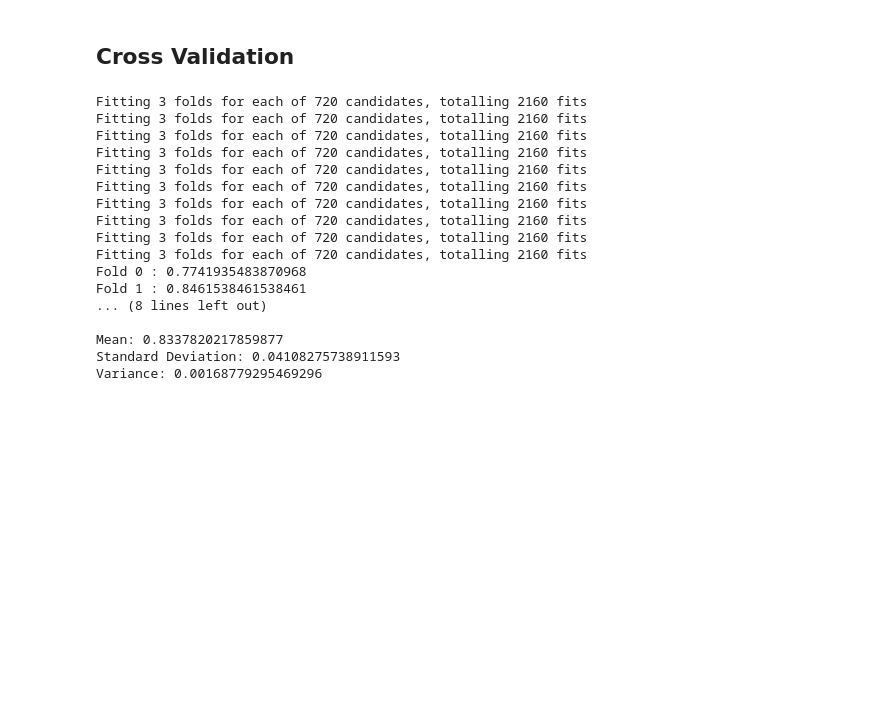
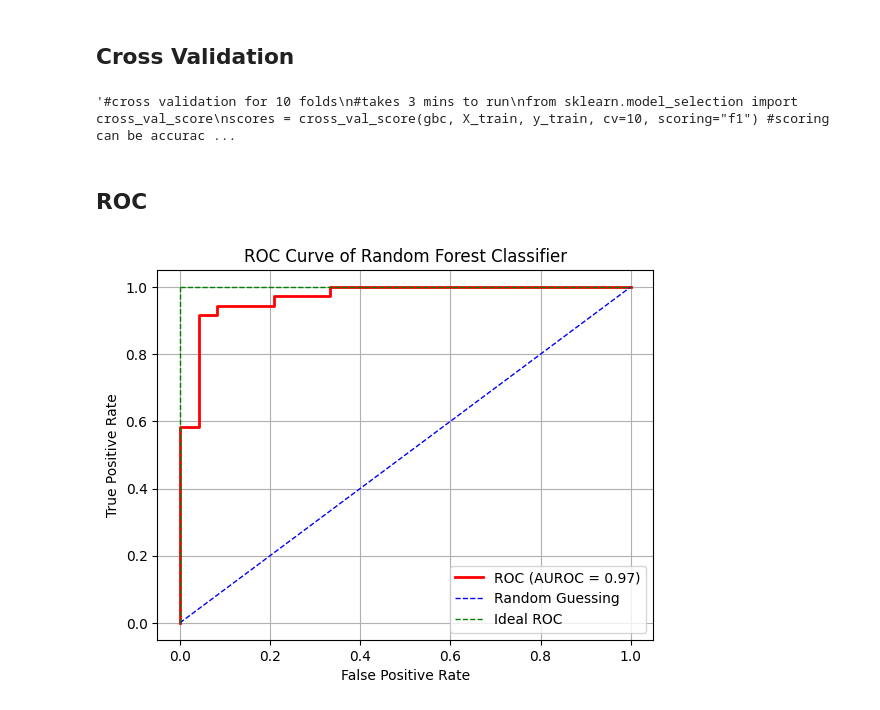
Before and after one commit to kruthi-sb/Cardiac_Events_ML, a Jupyter notebook: ML/GB.ipynb, the cells around one changed output. Drawn from its saved outputs; the diff is of its cells as text; code cells hidden in the pictures; blank space fills up the shorter version.

```diff
--- a/ML/GB.ipynb
+++ b/ML/GB.ipynb
@@ -195,7 +198,7 @@ plt.show()
 # %% [markdown]
 ## Cross Validation
 # %%
-#cross validation for 10 folds
+'''#cross validation for 10 folds
 #takes 3 mins to run
 from sklearn.model_selection import cross_val_score
 scores = cross_val_score(gbc, X_train, y_train, cv=10, scoring="f1") #scoring can be accuracy, precision, recall, f1, roc_auc, etc
@@ -210,22 +213,33 @@ print("Standard Deviation:", scores.std()) #standard deviation is calculated for
 #A low standard deviation indicates that the model is consistent in its performance across different subsets of the data, which is a good sign.
 #get the variance of the scores
 print("Variance:", scores.var()) #variance is calculated for the scores of each fold
-#A low variance indicates that the model is consistent in its performance across different subsets of the data, which is a good sign.
+#A low variance indicates that the model is consistent in its performance across different subsets of the data, which is a good sign.'''
 # %% [output]
-Fitting 3 folds for each of 720 candidates, totalling 2160 fits
-Fitting 3 folds for each of 720 candidates, totalling 2160 fits
-Fitting 3 folds for each of 720 candidates, totalling 2160 fits
-Fitting 3 folds for each of 720 candidates, totalling 2160 fits
-Fitting 3 folds for each of 720 candidates, totalling 2160 fits
-Fitting 3 folds for each of 720 candidates, totalling 2160 fits
-Fitting 3 folds for each of 720 candidates, totalling 2160 fits
-Fitting 3 folds for each of 720 candidates, totalling 2160 fits
-Fitting 3 folds for each of 720 candidates, totalling 2160 fits
-Fitting 3 folds for each of 720 candidates, totalling 2160 fits
-Fold 0 : 0.7741935483870968
-Fold 1 : 0.8461538461538461
-... (8 lines left out)
-
-Mean: 0.8337820217859877
-Standard Deviation: 0.04108275738911593
-Variance: 0.00168779295469296
+'#cross validation for 10 folds\n#takes 3 mins to run\nfrom sklearn.model_selection import cross_val_score\nscores = cross_val_score(gbc, X_train, y_train, cv=10, scoring="f1") #scoring can be accurac ...
+# %% [markdown]
+## ROC
+# %%
+#plot roc curve for the model
+from sklearn.metrics import roc_curve
+from sklearn.metrics import roc_auc_score
+
+#plot the roc curve
+y_pred_proba = gbc.predict_proba(X_test)[::,1] #get the probability of the positive class. [::,1] means get the second column of the array
+fpr, tpr, _ = roc_curve(y_test,  y_pred_proba) # _ is a placeholder for the threshold values
+auc = roc_auc_score(y_test, y_pred_proba).round(2) #round the auc score to 2 decimal places
+plt.plot(fpr,tpr,'r', label="ROC (AUROC = %0.2f)" % auc, linewidth = 2)
+
+#plot the random guessing line and the ideal roc line
+plt.plot([0,1],[0,1],"b--", linewidth = 1, label = "Random Guessing")
+plt.plot([0,1],[1,1], "g--", linewidth = 1, label = "Ideal ROC")
+plt.plot([0,0],[0,1], "g--", linewidth = 1)
+
+#set up the plot
+plt.xlabel("False Positive Rate")
+plt.ylabel("True Positive Rate")
+plt.title("ROC Curve of Random Forest Classifier")
+plt.legend(loc="best")
+plt.grid(True)
+plt.show()
+# %% [output]
+[figure, added]
```
Also changed, not shown: parts of 7 cells of this notebook.
